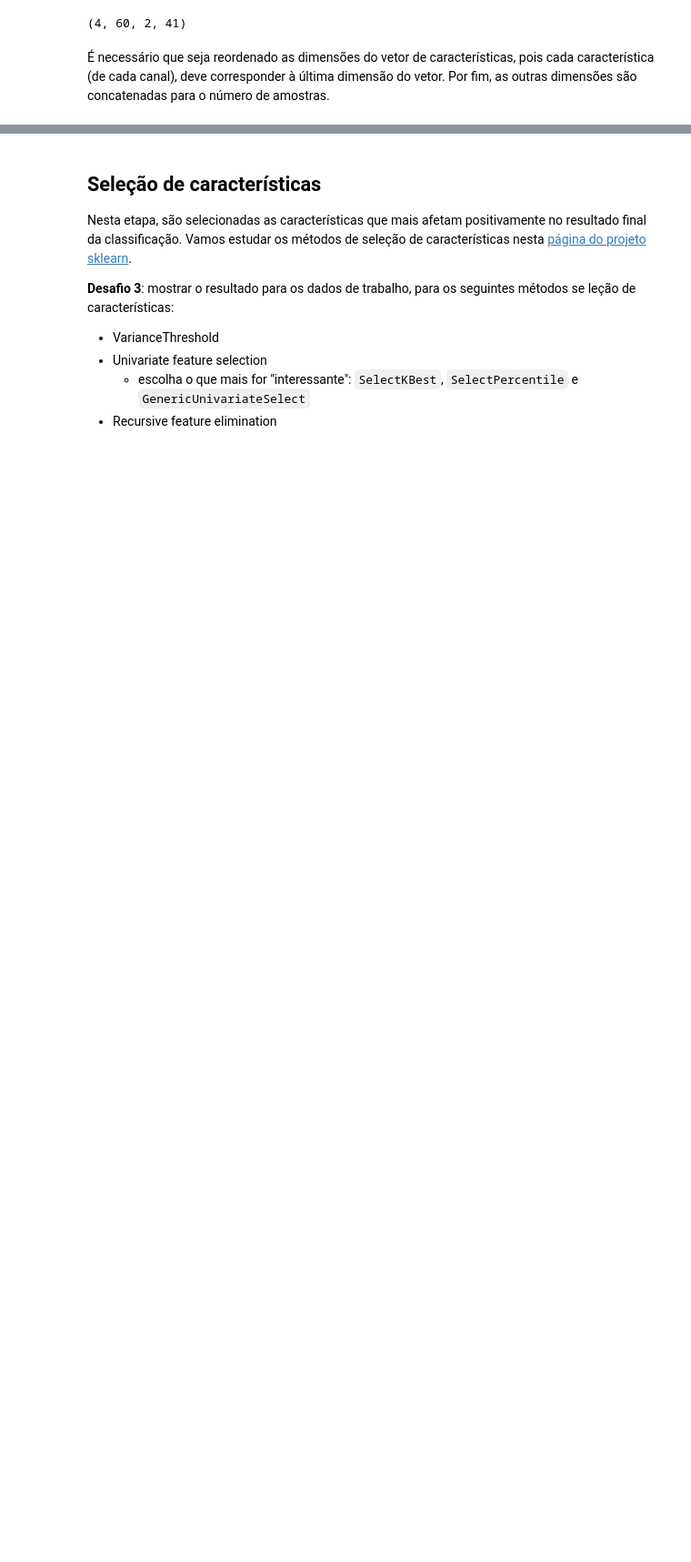
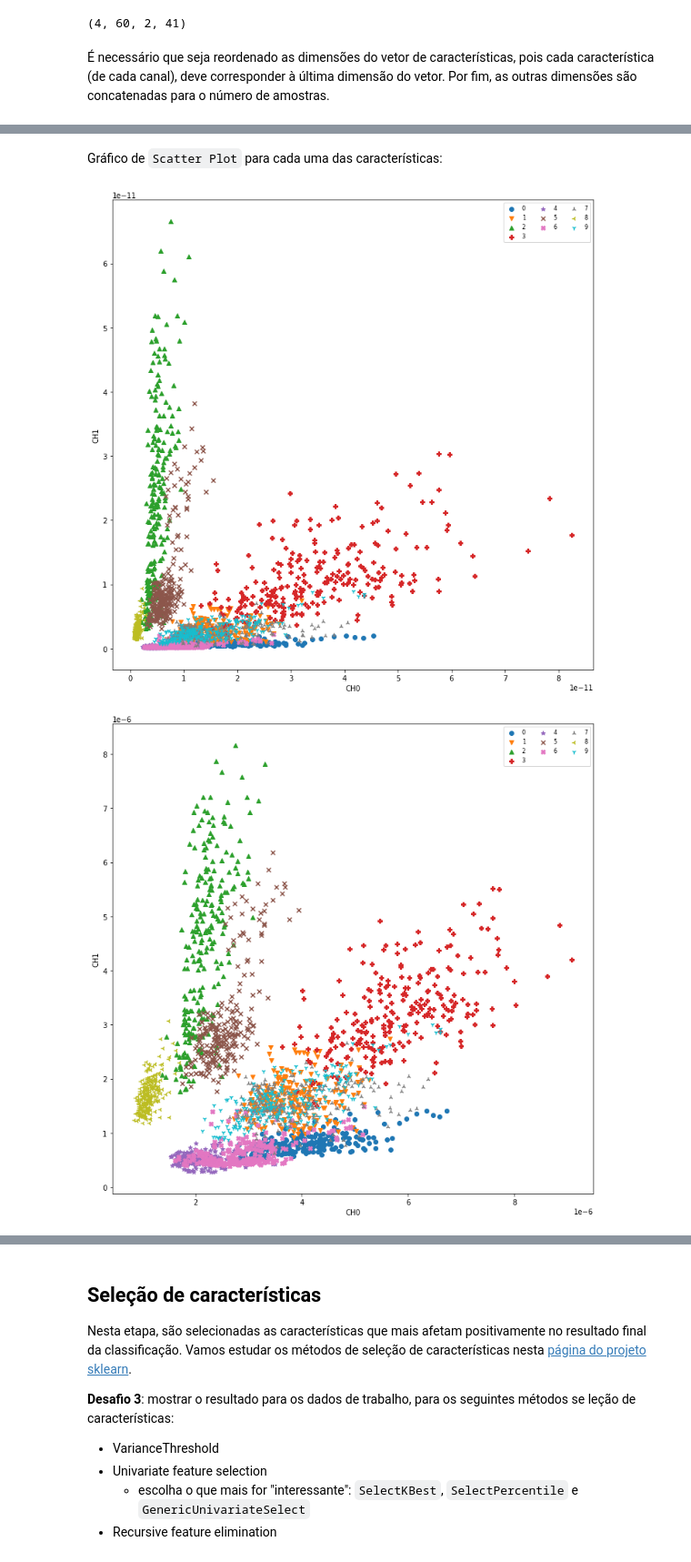
Before and after one commit to bneurd/tutoriais, a Jupyter notebook: sEMG/features.ipynb, the cells around one changed output, grey strips where cells are left out. Shown: that part at 91% size. Saved outputs shown, nothing was run; the diff lists cells and outputs as text; code cells hidden in the pictures; blank space fills up the shorter version.

Commit message:
adição do gráfico para visualização de características

```diff
--- a/sEMG/features.ipynb
+++ b/sEMG/features.ipynb
@@ -136,7 +130,10 @@ final.shape
 # %% [markdown]
 É necessário que seja reordenado as dimensões do vetor de características, pois cada característica (de cada canal), deve corresponder à última dimensão do vetor. Por fim, as outras dimensões são concatenadas para o número de amostras.
 # %%
-data = final.transpose(1, 3, 2, 0)
-X = data.reshape(data.shape[0]*data.shape[1], data.shape[2]*data.shape[3])
-X.shape
+data = final.transpose(0, 1, 3, 2)
+sh = data.shape
+X = data.reshape(sh[0], int(sh[1]/6), int(sh[1]/10) * sh[2], sh[3])
+print(X.shape)
+for f in X:
+    print(f.shape)
 # %% [output]
@@ -143,0 +153,32 @@ X.shape
+# %%
+def plot_features(features, features_names, classes_names, ch_1, ch_2):
+
+    movs = np.arange(len(classes_names))
+    markers = ["o", "v", "^", "P", "*", "x", "X", "2", "3", "1"]
+    for feature in features:
+
+        for mov, marker in zip(movs, markers):
+            # argumentos: classes, amostras, canal
+            plt.scatter(feature[mov, :, ch_1],
+                        feature[mov, :, ch_2], marker=marker)
+
+        plt.legend((classes_names), scatterpoints=1, loc='best',
+                   ncol=3, fontsize=8)
+
+        plt.xlabel('CH{}'.format(ch_1))
+        plt.ylabel('CH{}'.format(ch_2))
+        plt.show()
+# %% [markdown]
+Gráfico de `Scatter Plot` para cada uma das características:
+# %%
+import matplotlib.pyplot as plt
+from matplotlib import rcParams
+
+plt.rcParams["figure.figsize"] = (12, 12)
+
+features_name = ('var', 'rms', 'fmd', 'mmdf')
+classes = [str(item) for item in list(range(10))]
+plot_features(X, features_name, classes, 0, 1)
+# %% [output]
+[figure, added]
+[figure, added]
```
Also changed, not shown: parts of 5 cells of this notebook.
